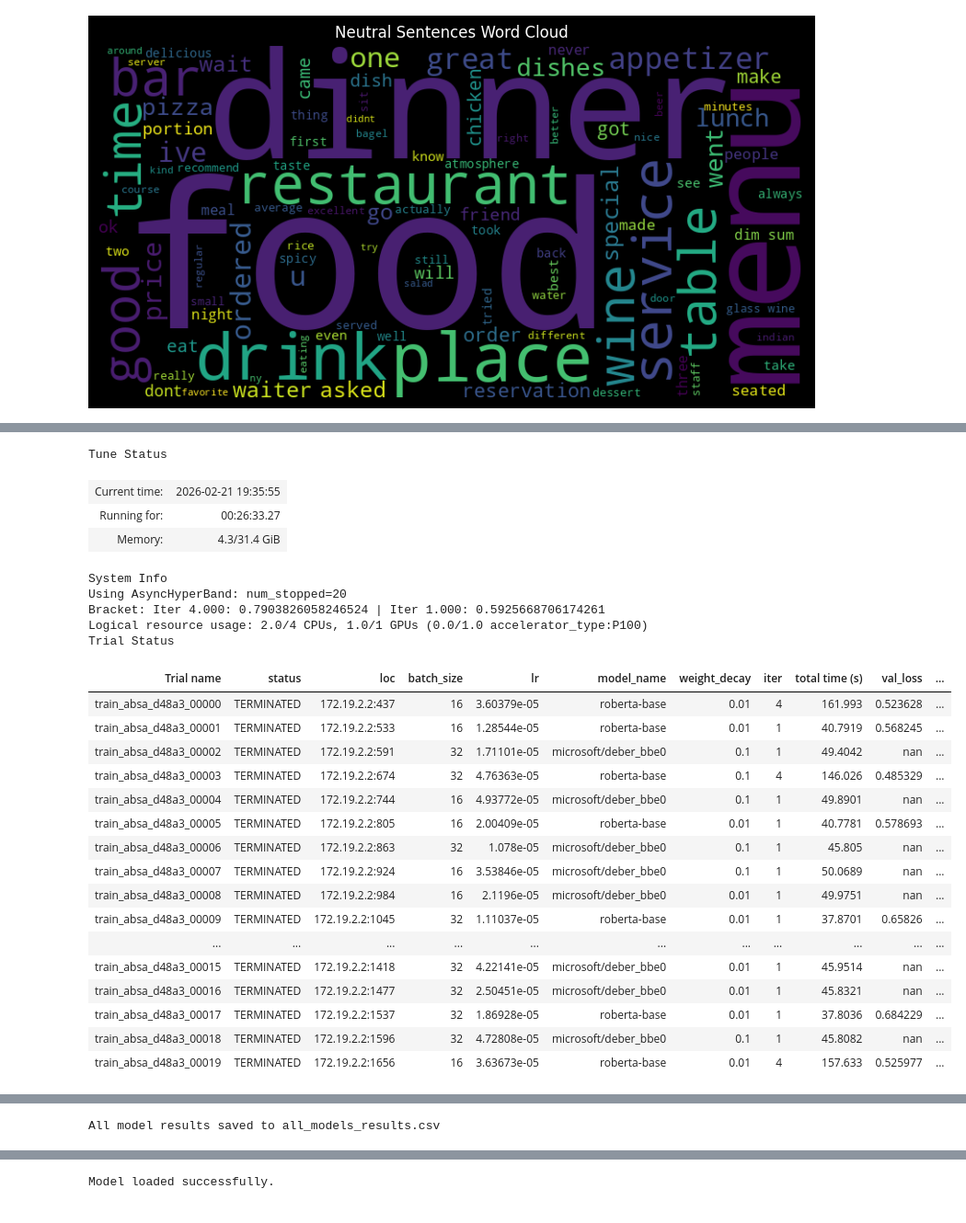
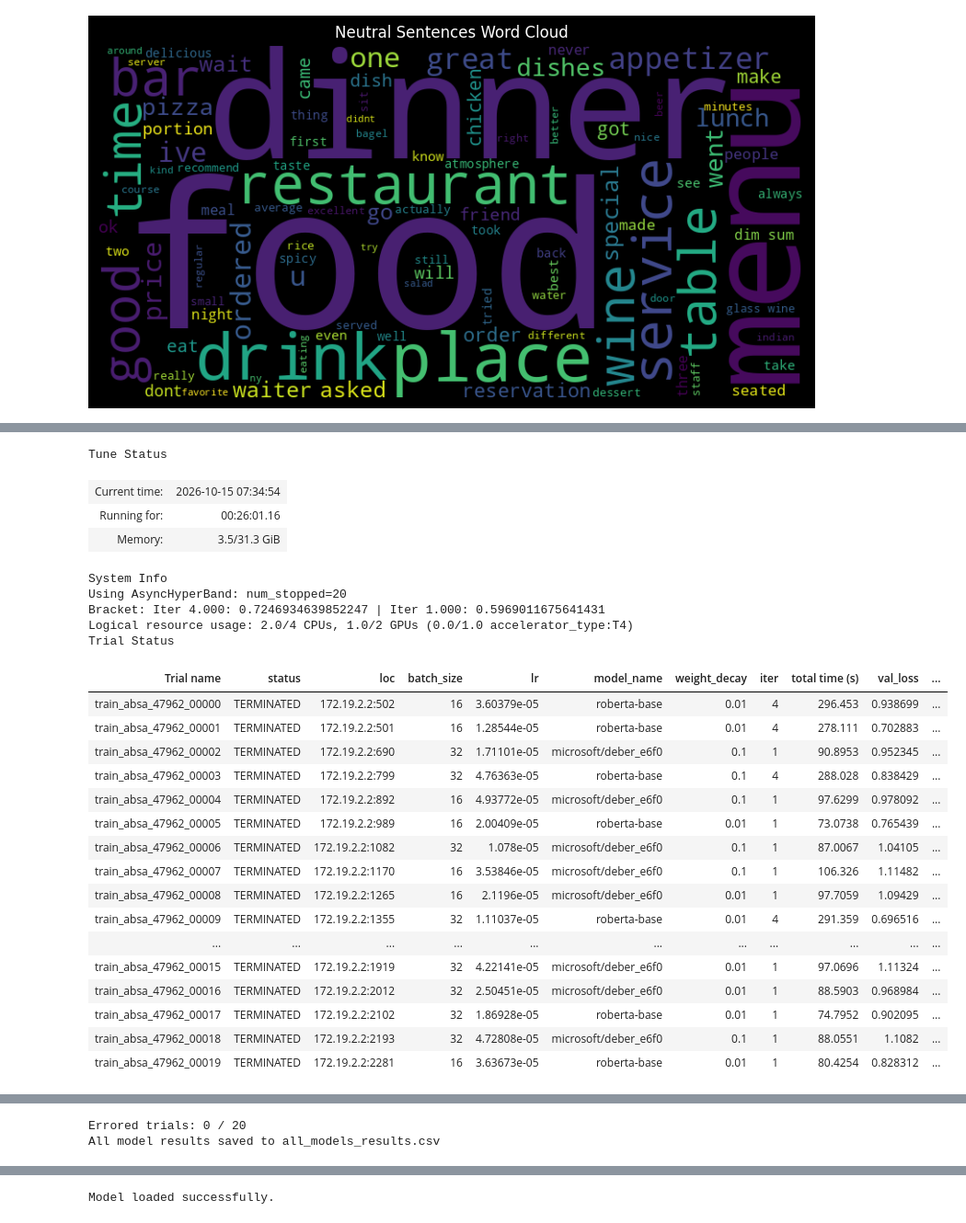
Before and after one commit to AmirMohammad-Sharbati/aspect-based-sentiment-analysis, a Jupyter notebook: aspect_based_sentiment_analysis.ipynb, the cells around one changed output, grey strips where cells are left out. Shown at 92% size. Cells and saved outputs as stored; diff of their text form; code cells hidden in the pictures.

```diff
--- a/aspect_based_sentiment_analysis.ipynb
+++ b/aspect_based_sentiment_analysis.ipynb
@@ -271,56 +355,64 @@ print(val_df["label"].value_counts(normalize=True).sort_index())
 # %%
 set_seed(42)
-ray.init(ignore_reinit_error=True) # Prevent Kaggle crashes
+ray.init(ignore_reinit_error=True)  # Prevent Kaggle crashes
 
 # Put data in object store
 train_ref = ray.put(train_df)
 val_ref = ray.put(val_df)
 
 search_space = {
     "model_name": tune.choice(["roberta-base", "microsoft/deberta-v3-base"]),
     "lr": tune.loguniform(1e-5, 5e-5),
     "batch_size": tune.choice([16, 32]),
     "weight_decay": tune.choice([0.01, 0.1]),
     "epochs": 4,
+    "seed": 42,
+    "use_class_weights": True,
     "train_data_ref": train_ref,
-    "val_data_ref": val_ref
+    "val_data_ref": val_ref,
 }
 
 tuner = tune.Tuner(
     tune.with_resources(train_absa, resources={"gpu": 1, "cpu": 2}),
     param_space=search_space,
-    tune_config=tune.TuneConfig(num_samples=20, scheduler=ASHAScheduler(metric='macro_f1', mode='max', max_t=4)),
+    tune_config=tune.TuneConfig(
+        num_samples=20,
+        scheduler=ASHAScheduler(metric="macro_f1", mode="max", max_t=4),
+    ),
 )
 results = tuner.fit()
+
+# Trials that raised (e.g. non-finite loss) are reported, not hidden as NaN
+print(f"\nErrored trials: {results.num_errors} / {len(results)}")
 
 # Save ALL experiment results to CSV (VERY IMPORTANT FOR REPORT)
 all_results = results.get_dataframe()
 all_results.to_csv("all_models_results.csv", index=False)
 print("All model results saved to all_models_results.csv")
 # %% [output]
 Tune Status
-| Current time: | 2026-02-21 19:35:55 |
-| Running for: | 00:26:33.27 |
-| Memory: | 4.3/31.4 GiB |
+| Current time: | 2026-10-15 07:34:54 |
+| Running for: | 00:26:01.16 |
+| Memory: | 3.5/31.3 GiB |
 System Info
 Using AsyncHyperBand: num_stopped=20
-Bracket: Iter 4.000: 0.7903826058246524 | Iter 1.000: 0.5925668706174261
-Logical resource usage: 2.0/4 CPUs, 1.0/1 GPUs (0.0/1.0 accelerator_type:P100)
+Bracket: Iter 4.000: 0.7246934639852247 | Iter 1.000: 0.5969011675641431
+Logical resource usage: 2.0/4 CPUs, 1.0/2 GPUs (0.0/1.0 accelerator_type:T4)
 Trial Status
 | Trial name | status | loc | batch_size | lr | model_name | weight_decay | iter | total time (s) | val_loss | ... |
-| train_absa_d48a3_00000 | TERMINATED | 172.19.2.2:437 | 16 | 3.60379e-05 | roberta-base | 0.01 | 4 | 161.993 | 0.523628 | ... |
-| train_absa_d48a3_00001 | TERMINATED | 172.19.2.2:533 | 16 | 1.28544e-05 | roberta-base | 0.01 | 1 | 40.7919 | 0.568245 | ... |
-| train_absa_d48a3_00002 | TERMINATED | 172.19.2.2:591 | 32 | 1.71101e-05 | microsoft/deber_bbe0 | 0.1 | 1 | 49.4042 | nan | ... |
-| train_absa_d48a3_00003 | TERMINATED | 172.19.2.2:674 | 32 | 4.76363e-05 | roberta-base | 0.1 | 4 | 146.026 | 0.485329 | ... |
-| train_absa_d48a3_00004 | TERMINATED | 172.19.2.2:744 | 16 | 4.93772e-05 | microsoft/deber_bbe0 | 0.1 | 1 | 49.8901 | nan | ... |
-| train_absa_d48a3_00005 | TERMINATED | 172.19.2.2:805 | 16 | 2.00409e-05 | roberta-base | 0.01 | 1 | 40.7781 | 0.578693 | ... |
-| train_absa_d48a3_00006 | TERMINATED | 172.19.2.2:863 | 32 | 1.078e-05 | microsoft/deber_bbe0 | 0.1 | 1 | 45.805 | nan | ... |
-| train_absa_d48a3_00007 | TERMINATED | 172.19.2.2:924 | 16 | 3.53846e-05 | microsoft/deber_bbe0 | 0.1 | 1 | 50.0689 | nan | ... |
-| train_absa_d48a3_00008 | TERMINATED | 172.19.2.2:984 | 16 | 2.1196e-05 | microsoft/deber_bbe0 | 0.01 | 1 | 49.9751 | nan | ... |
-| train_absa_d48a3_00009 | TERMINATED | 172.19.2.2:1045 | 32 | 1.11037e-05 | roberta-base | 0.01 | 1 | 37.8701 | 0.65826 | ... |
+| train_absa_47962_00000 | TERMINATED | 172.19.2.2:502 | 16 | 3.60379e-05 | roberta-base | 0.01 | 4 | 296.453 | 0.938699 | ... |
+| train_absa_47962_00001 | TERMINATED | 172.19.2.2:501 | 16 | 1.28544e-05 | roberta-base | 0.01 | 4 | 278.111 | 0.702883 | ... |
+| train_absa_47962_00002 | TERMINATED | 172.19.2.2:690 | 32 | 1.71101e-05 | microsoft/deber_e6f0 | 0.1 | 1 | 90.8953 | 0.952345 | ... |
+| train_absa_47962_00003 | TERMINATED | 172.19.2.2:799 | 32 | 4.76363e-05 | roberta-base | 0.1 | 4 | 288.028 | 0.838429 | ... |
+| train_absa_47962_00004 | TERMINATED | 172.19.2.2:892 | 16 | 4.93772e-05 | microsoft/deber_e6f0 | 0.1 | 1 | 97.6299 | 0.978092 | ... |
+| train_absa_47962_00005 | TERMINATED | 172.19.2.2:989 | 16 | 2.00409e-05 | roberta-base | 0.01 | 1 | 73.0738 | 0.765439 | ... |
+| train_absa_47962_00006 | TERMINATED | 172.19.2.2:1082 | 32 | 1.078e-05 | microsoft/deber_e6f0 | 0.1 | 1 | 87.0067 | 1.04105 | ... |
+| train_absa_47962_00007 | TERMINATED | 172.19.2.2:1170 | 16 | 3.53846e-05 | microsoft/deber_e6f0 | 0.1 | 1 | 106.326 | 1.11482 | ... |
+| train_absa_47962_00008 | TERMINATED | 172.19.2.2:1265 | 16 | 2.1196e-05 | microsoft/deber_e6f0 | 0.01 | 1 | 97.7059 | 1.09429 | ... |
+| train_absa_47962_00009 | TERMINATED | 172.19.2.2:1355 | 32 | 1.11037e-05 | roberta-base | 0.01 | 4 | 291.359 | 0.696516 | ... |
 | ... | ... | ... | ... | ... | ... | ... | ... | ... | ... | ... |
-| train_absa_d48a3_00015 | TERMINATED | 172.19.2.2:1418 | 32 | 4.22141e-05 | microsoft/deber_bbe0 | 0.01 | 1 | 45.9514 | nan | ... |
-| train_absa_d48a3_00016 | TERMINATED | 172.19.2.2:1477 | 32 | 2.50451e-05 | microsoft/deber_bbe0 | 0.01 | 1 | 45.8321 | nan | ... |
-| train_absa_d48a3_00017 | TERMINATED | 172.19.2.2:1537 | 32 | 1.86928e-05 | roberta-base | 0.01 | 1 | 37.8036 | 0.684229 | ... |
-| train_absa_d48a3_00018 | TERMINATED | 172.19.2.2:1596 | 32 | 4.72808e-05 | microsoft/deber_bbe0 | 0.1 | 1 | 45.8082 | nan | ... |
-| train_absa_d48a3_00019 | TERMINATED | 172.19.2.2:1656 | 16 | 3.63673e-05 | roberta-base | 0.01 | 4 | 157.633 | 0.525977 | ... |
+| train_absa_47962_00015 | TERMINATED | 172.19.2.2:1919 | 32 | 4.22141e-05 | microsoft/deber_e6f0 | 0.01 | 1 | 97.0696 | 1.11324 | ... |
+| train_absa_47962_00016 | TERMINATED | 172.19.2.2:2012 | 32 | 2.50451e-05 | microsoft/deber_e6f0 | 0.01 | 1 | 88.5903 | 0.968984 | ... |
+| train_absa_47962_00017 | TERMINATED | 172.19.2.2:2102 | 32 | 1.86928e-05 | roberta-base | 0.01 | 1 | 74.7952 | 0.902095 | ... |
+| train_absa_47962_00018 | TERMINATED | 172.19.2.2:2193 | 32 | 4.72808e-05 | microsoft/deber_e6f0 | 0.1 | 1 | 88.0551 | 1.1082 | ... |
+| train_absa_47962_00019 | TERMINATED | 172.19.2.2:2281 | 16 | 3.63673e-05 | roberta-base | 0.01 | 1 | 80.4254 | 0.828312 | ... |
@@ -344,2 +436,3 @@ Trial Status
+Errored trials: 0 / 20
 All model results saved to all_models_results.csv
 # %%
```
Also changed, not shown: parts of 25 cells of this notebook.
